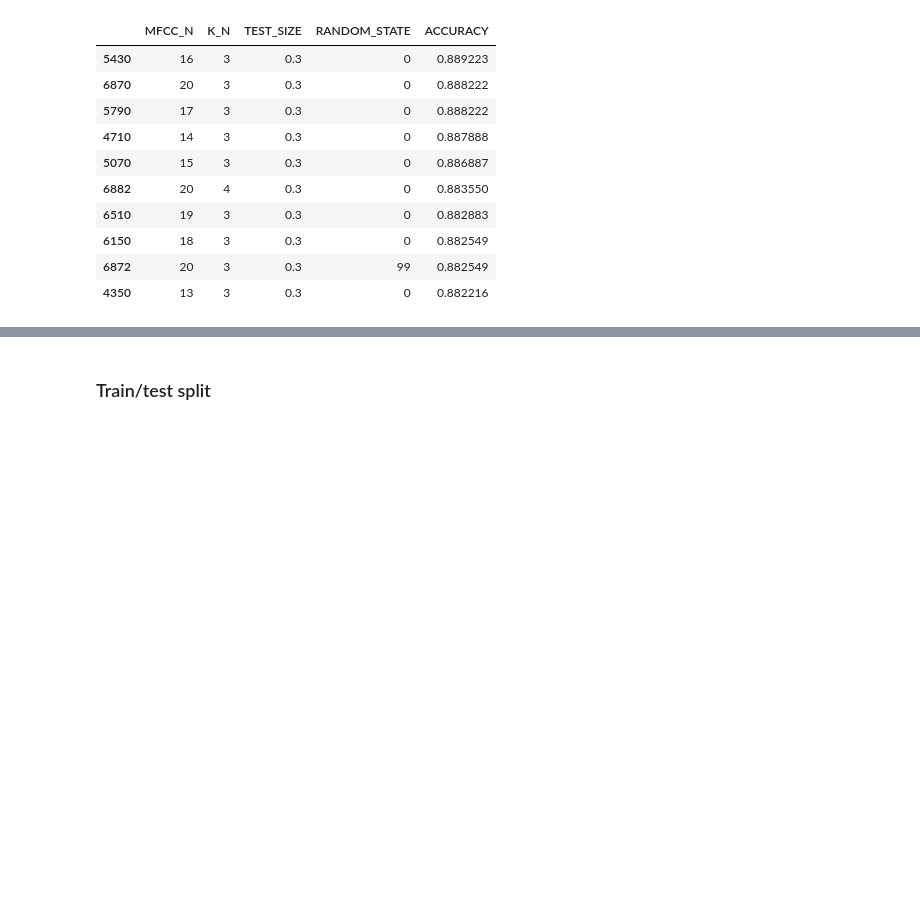
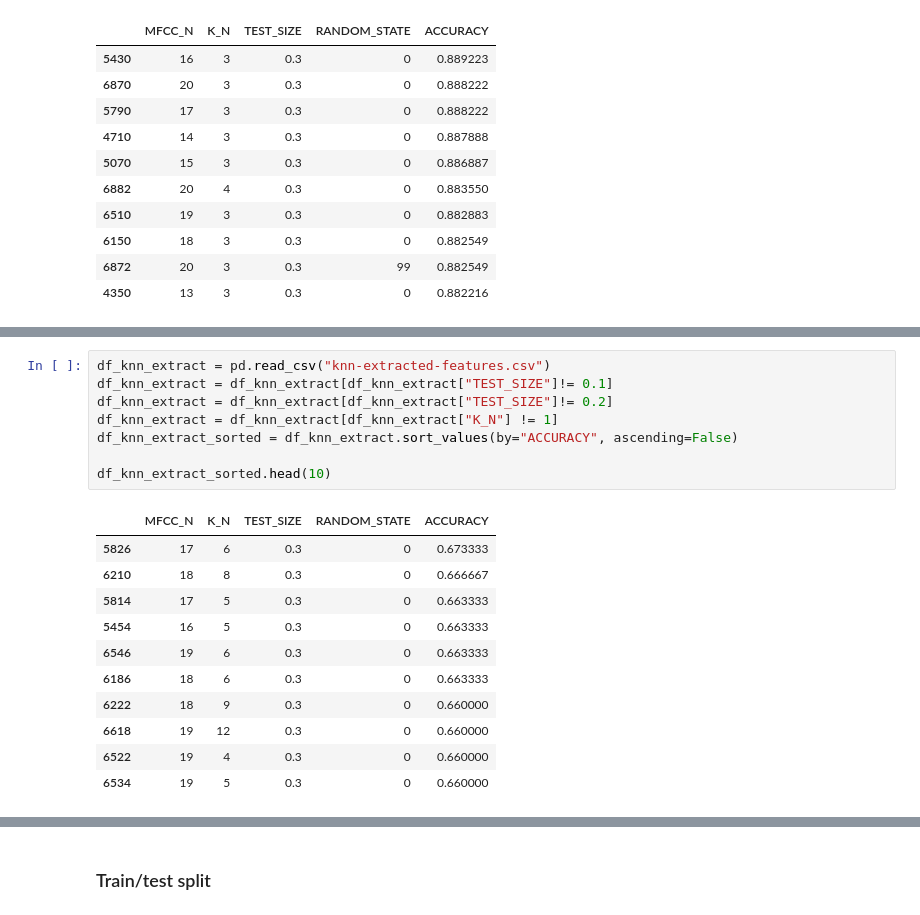
Before and after one commit to etiank/Jupyter-ML, a Jupyter notebook: main.ipynb, the cells around one changed output, grey strips where cells are left out. Cells and saved outputs as stored; diff of their text form; blank space fills up the shorter version.

```diff
--- a/main.ipynb
+++ b/main.ipynb
@@ -435,0 +352,20 @@ What?
+# %%
+df_knn_extract = pd.read_csv("knn-extracted-features.csv")
+df_knn_extract = df_knn_extract[df_knn_extract["TEST_SIZE"]!= 0.1]
+df_knn_extract = df_knn_extract[df_knn_extract["TEST_SIZE"]!= 0.2]
+df_knn_extract = df_knn_extract[df_knn_extract["K_N"] != 1]
+df_knn_extract_sorted = df_knn_extract.sort_values(by="ACCURACY", ascending=False)
+
+df_knn_extract_sorted.head(10)
+# %% [output]
+|  | MFCC_N | K_N | TEST_SIZE | RANDOM_STATE | ACCURACY |
+| 5826 | 17 | 6 | 0.3 | 0 | 0.673333 |
+| 6210 | 18 | 8 | 0.3 | 0 | 0.666667 |
+| 5814 | 17 | 5 | 0.3 | 0 | 0.663333 |
+| 5454 | 16 | 5 | 0.3 | 0 | 0.663333 |
+| 6546 | 19 | 6 | 0.3 | 0 | 0.663333 |
+| 6186 | 18 | 6 | 0.3 | 0 | 0.663333 |
+| 6222 | 18 | 9 | 0.3 | 0 | 0.660000 |
+| 6618 | 19 | 12 | 0.3 | 0 | 0.660000 |
+| 6522 | 19 | 4 | 0.3 | 0 | 0.660000 |
+| 6534 | 19 | 5 | 0.3 | 0 | 0.660000 |
```
Also changed, not shown: parts of 28 cells of this notebook, 3 other files.
